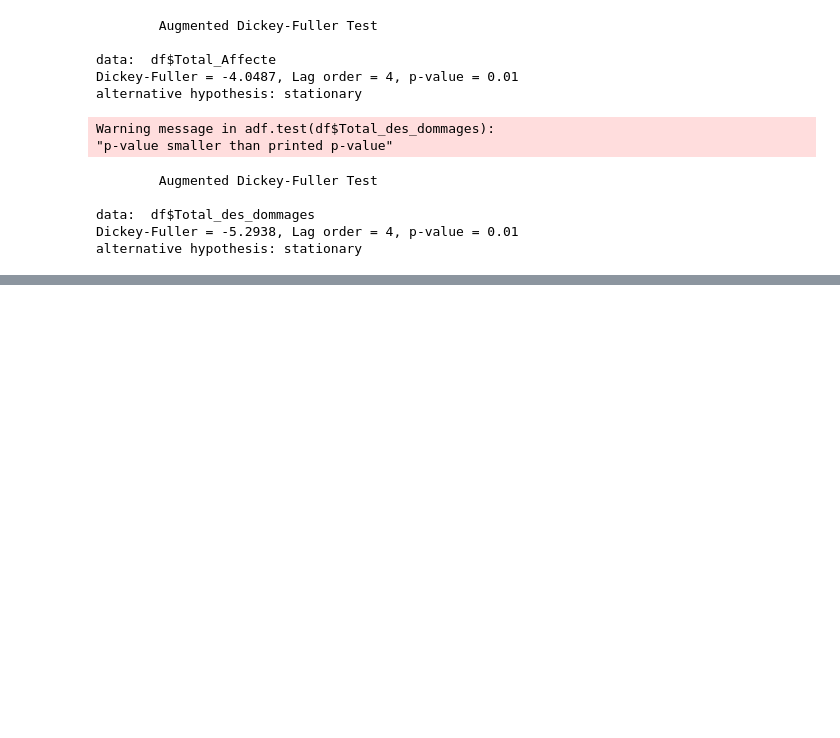
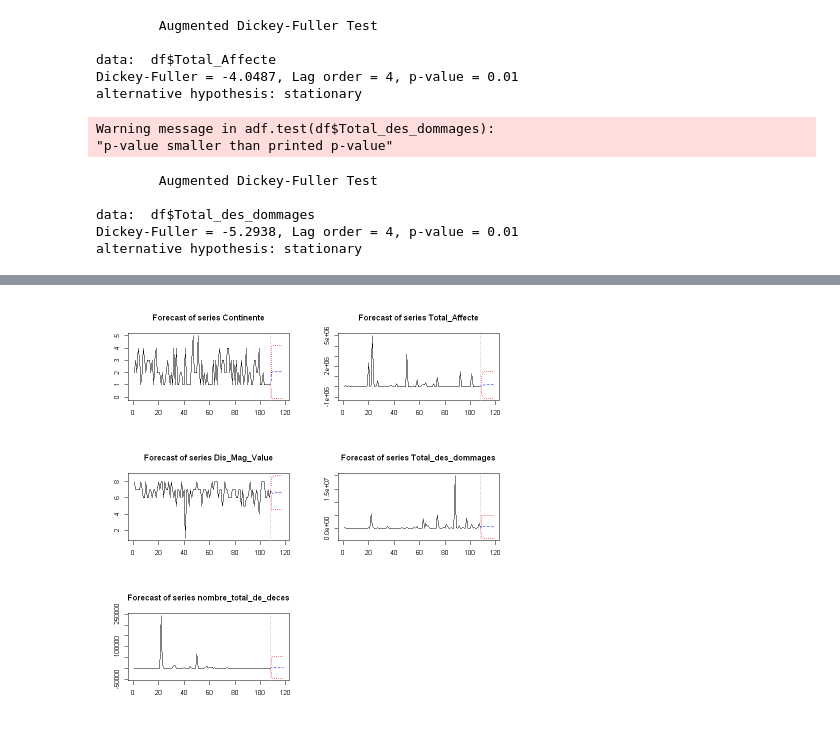
Before and after one commit to AzyzHm/techniques-de-prevision, a Jupyter notebook: Finals Project/exercice2.ipynb, the cells around one changed output, grey strips where cells are left out. Cells and saved outputs as stored; diff of their text form; code cells hidden in the pictures; blank space fills up the shorter version.

```diff
--- a/Finals Project/exercice2.ipynb
+++ b/Finals Project/exercice2.ipynb
@@ -250,0 +295,6 @@ Adjusted R-squared: 0.07095198
+# %%
+# Prévisions à l'aide du modèle VAR
+forecast <- predict(var_model, n.ahead = 10)
+plot(forecast)
+# %% [output]
+[figure, added]
```
Also changed, not shown: parts of 12 cells of this notebook.
